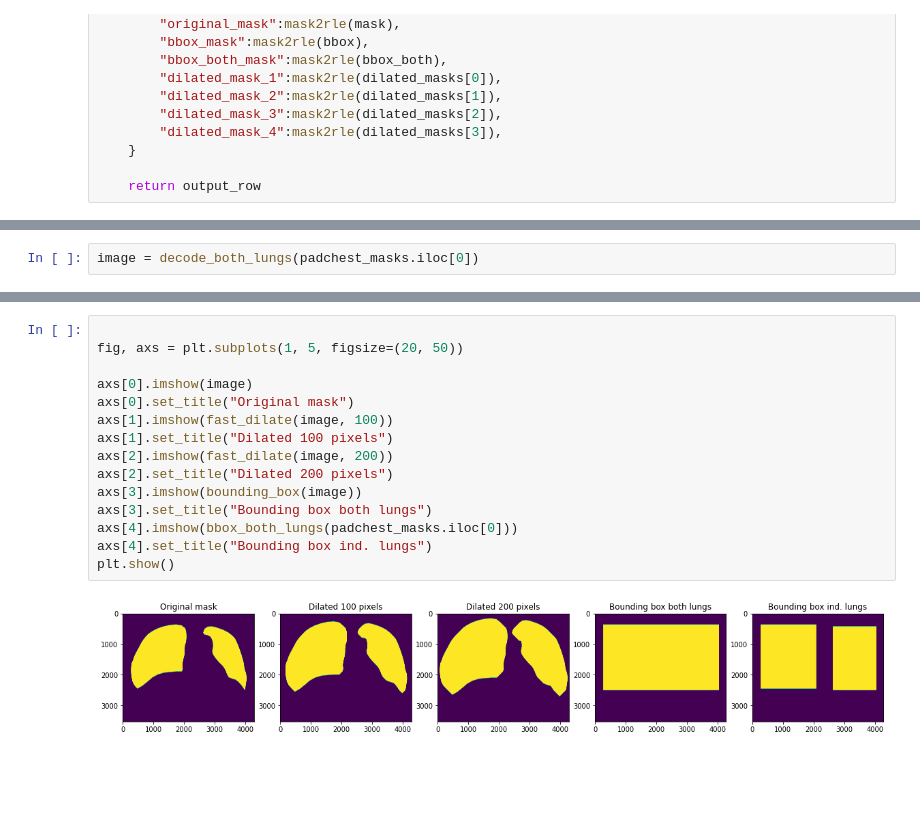
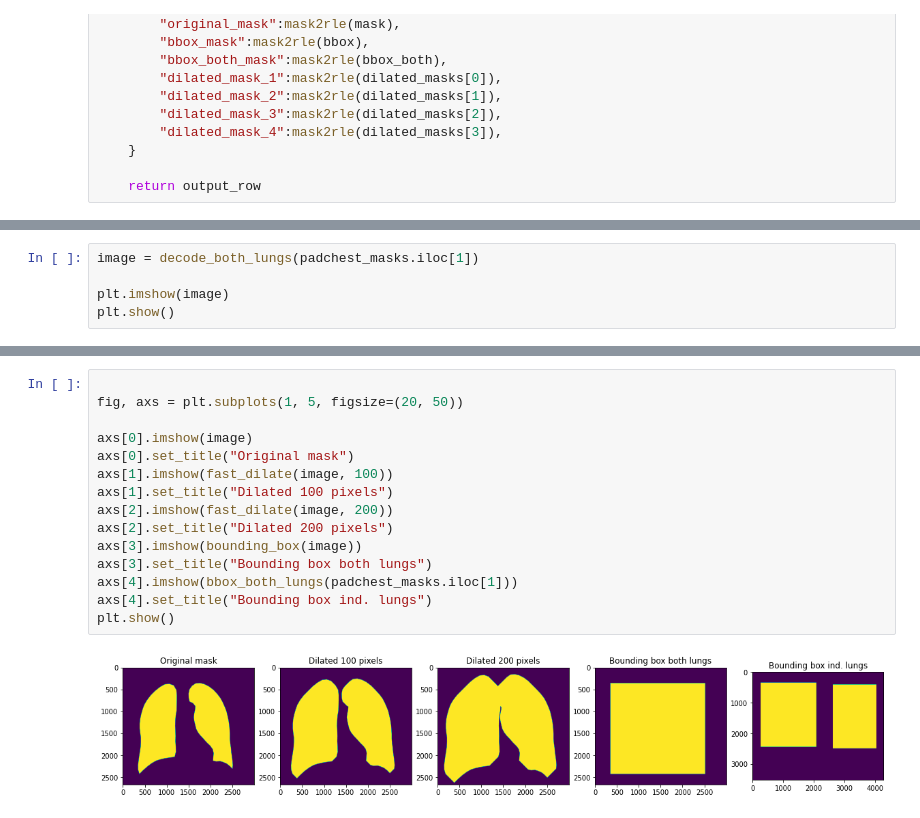
Before and after one commit to CasperAntonPoulsen/LabelReliability_and_PathologyDetection_in_ChestXrays, a Jupyter notebook: Segmentation_preprocessing/Segmentation_mask.ipynb, the cells around one changed output, grey strips where cells are left out. Cells and saved outputs as stored; diff of their text form; blank space fills up the shorter version.

```diff
--- a/Segmentation_preprocessing/Segmentation_mask.ipynb
+++ b/Segmentation_preprocessing/Segmentation_mask.ipynb
@@ -137,2 +382,5 @@ def apply_all_augmentations(row, dilation_factor=300000):
 # %%
-image = decode_both_lungs(padchest_masks.iloc[0])
+image = decode_both_lungs(padchest_masks.iloc[1])
+
+plt.imshow(image)
+plt.show()
@@ -139,20 +407,20 @@ image = decode_both_lungs(padchest_masks.iloc[0])
 # %%
 
 fig, axs = plt.subplots(1, 5, figsize=(20, 50))
 
 axs[0].imshow(image)
 axs[0].set_title("Original mask")
 axs[1].imshow(fast_dilate(image, 100))
 axs[1].set_title("Dilated 100 pixels")
 axs[2].imshow(fast_dilate(image, 200))
 axs[2].set_title("Dilated 200 pixels")
 axs[3].imshow(bounding_box(image))
 axs[3].set_title("Bounding box both lungs")
-axs[4].imshow(bbox_both_lungs(padchest_masks.iloc[0]))
+axs[4].imshow(bbox_both_lungs(padchest_masks.iloc[1]))
 axs[4].set_title("Bounding box ind. lungs")
 plt.show()
 # %% [output]
-[figure, old version]
+[figure, new version]
 # %%
 fig, axs = plt.subplots(1, 5, figsize=(20, 50))
 
```
Also changed, not shown: parts of 27 cells of this notebook, 33 other files.
